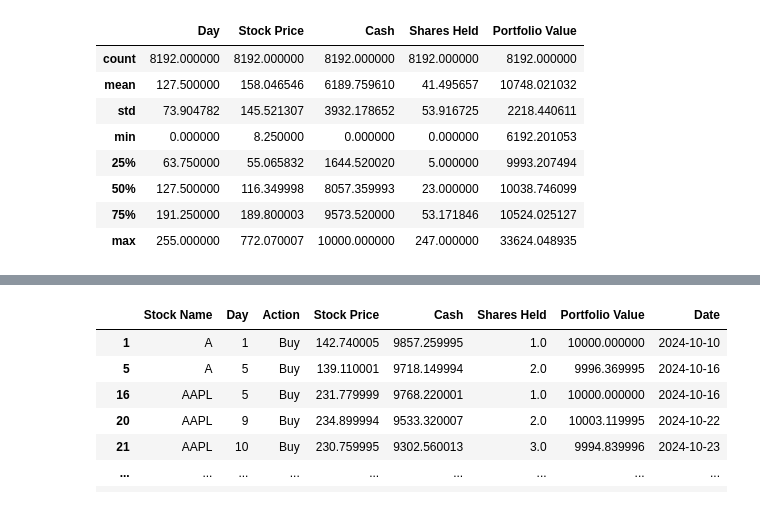
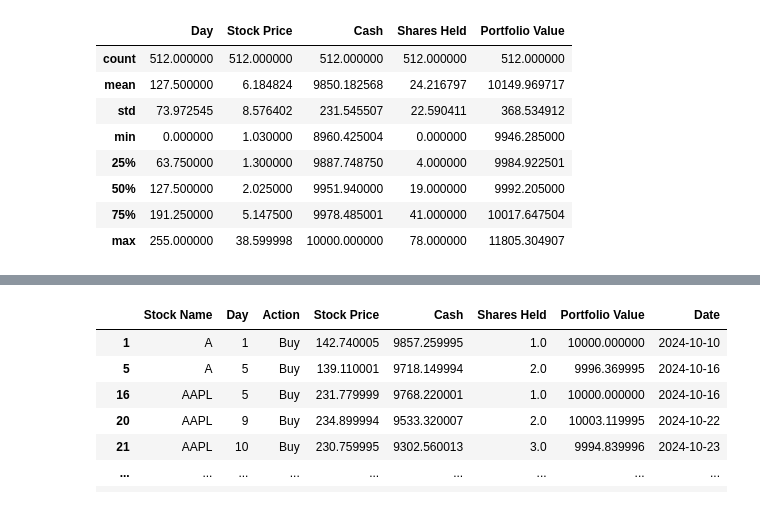
Before and after one commit to uniquedapoet/StockTradingModel, a Jupyter notebook: model_decision_EDA.ipynb, the cells around one changed output, grey strips where cells are left out. Drawn from its saved outputs; the diff is of its cells as text; code cells hidden in the pictures.

Commit message:
test more stocks

```diff
--- a/model_decision_EDA.ipynb
+++ b/model_decision_EDA.ipynb
@@ -32,6 +32,6 @@ sim_results = pd.read_csv('simResults/1000_day_test.csv')
 specific_model_decisions = pd.read_csv('simResults/specific_model_decisions.csv').sort_values(by=['Stock Name', 'Day'])
 general_model_decisions = pd.read_csv('simResults/general_model_decisions.csv').sort_values(by=['Stock Name', 'Day'])
 LGBM_model_decisions = pd.read_csv('simResults/LGBM_model_decisions.csv').sort_values(by=['Stock Name', 'Day'])
-cashapp_model_decisions = pd.read_csv('simResults/sim_results1.csv').sort_values(by=['Stock Name', 'Day'])
+VMAR = pd.read_csv('CashAppIntegration/portfolio2.csv').sort_values(by=['Stock Name', 'Day'])
 # general_model_decisions.to_csv('simResults/general_model_decisions.csv', index=False)
 # specific_model_decisions.to_csv('simResults/specific_model_decisions.csv', index=False)
@@ -53,12 +38,12 @@ LGBM_model_decisions.head(11)
 # %%
-cashapp_model_decisions.describe()
+VMAR.describe()
 # %% [output]
 |  | Day | Stock Price | Cash | Shares Held | Portfolio Value |
-| count | 8192.000000 | 8192.000000 | 8192.000000 | 8192.000000 | 8192.000000 |
-| mean | 127.500000 | 158.046546 | 6189.759610 | 41.495657 | 10748.021032 |
-| std | 73.904782 | 145.521307 | 3932.178652 | 53.916725 | 2218.440611 |
-| min | 0.000000 | 8.250000 | 0.000000 | 0.000000 | 6192.201053 |
-| 25% | 63.750000 | 55.065832 | 1644.520020 | 5.000000 | 9993.207494 |
-| 50% | 127.500000 | 116.349998 | 8057.359993 | 23.000000 | 10038.746099 |
-| 75% | 191.250000 | 189.800003 | 9573.520000 | 53.171846 | 10524.025127 |
-| max | 255.000000 | 772.070007 | 10000.000000 | 247.000000 | 33624.048935 |
+| count | 512.000000 | 512.000000 | 512.000000 | 512.000000 | 512.000000 |
+| mean | 127.500000 | 6.184824 | 9850.182568 | 24.216797 | 10149.969717 |
+| std | 73.972545 | 8.576402 | 231.545507 | 22.590411 | 368.534912 |
+| min | 0.000000 | 1.030000 | 8960.425004 | 0.000000 | 9946.285000 |
+| 25% | 63.750000 | 1.300000 | 9887.748750 | 4.000000 | 9984.922501 |
+| 50% | 127.500000 | 2.025000 | 9951.940000 | 19.000000 | 9992.205000 |
+| 75% | 191.250000 | 5.147500 | 9978.485001 | 41.000000 | 10017.647504 |
+| max | 255.000000 | 38.599998 | 10000.000000 | 78.000000 | 11805.304907 |
```
Also changed, not shown: parts of 4 cells of this notebook, 3 other files.
